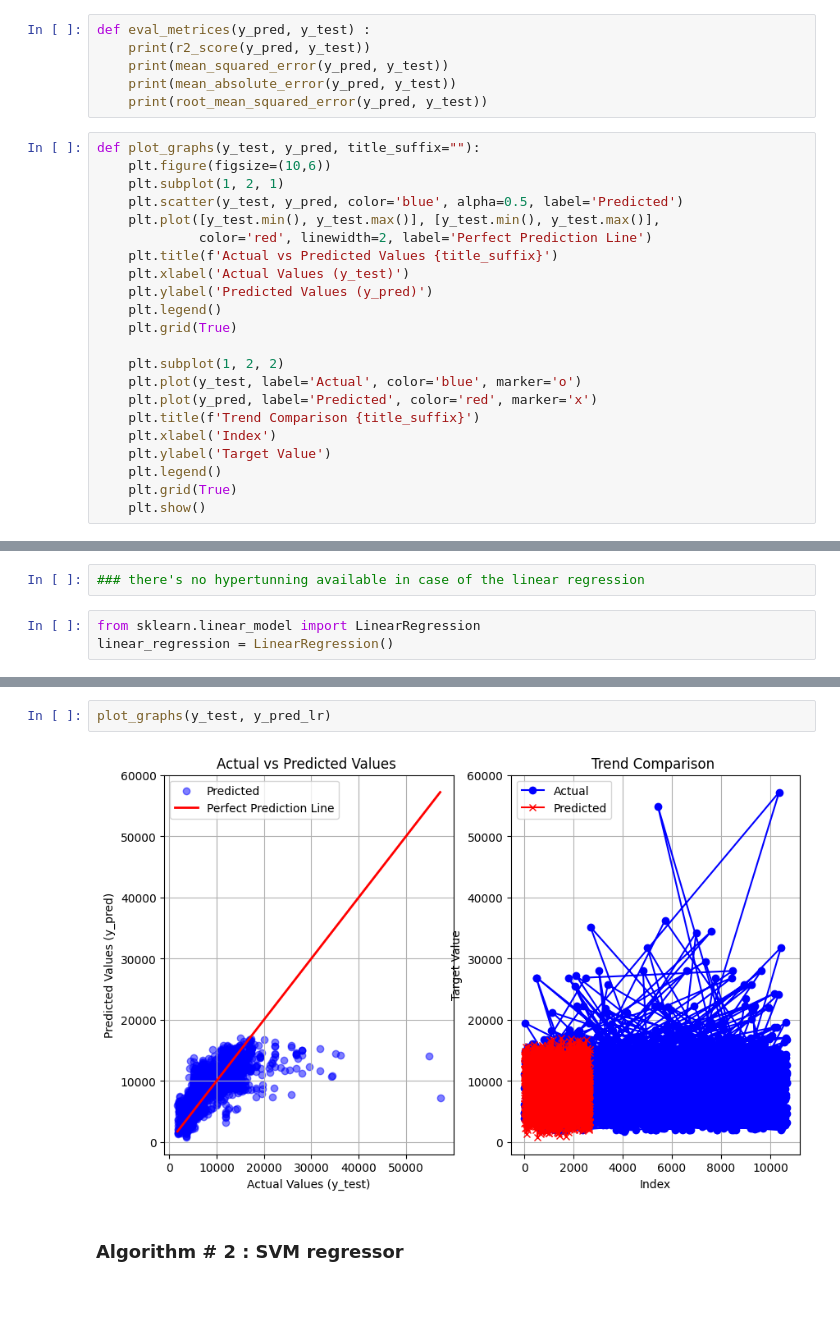
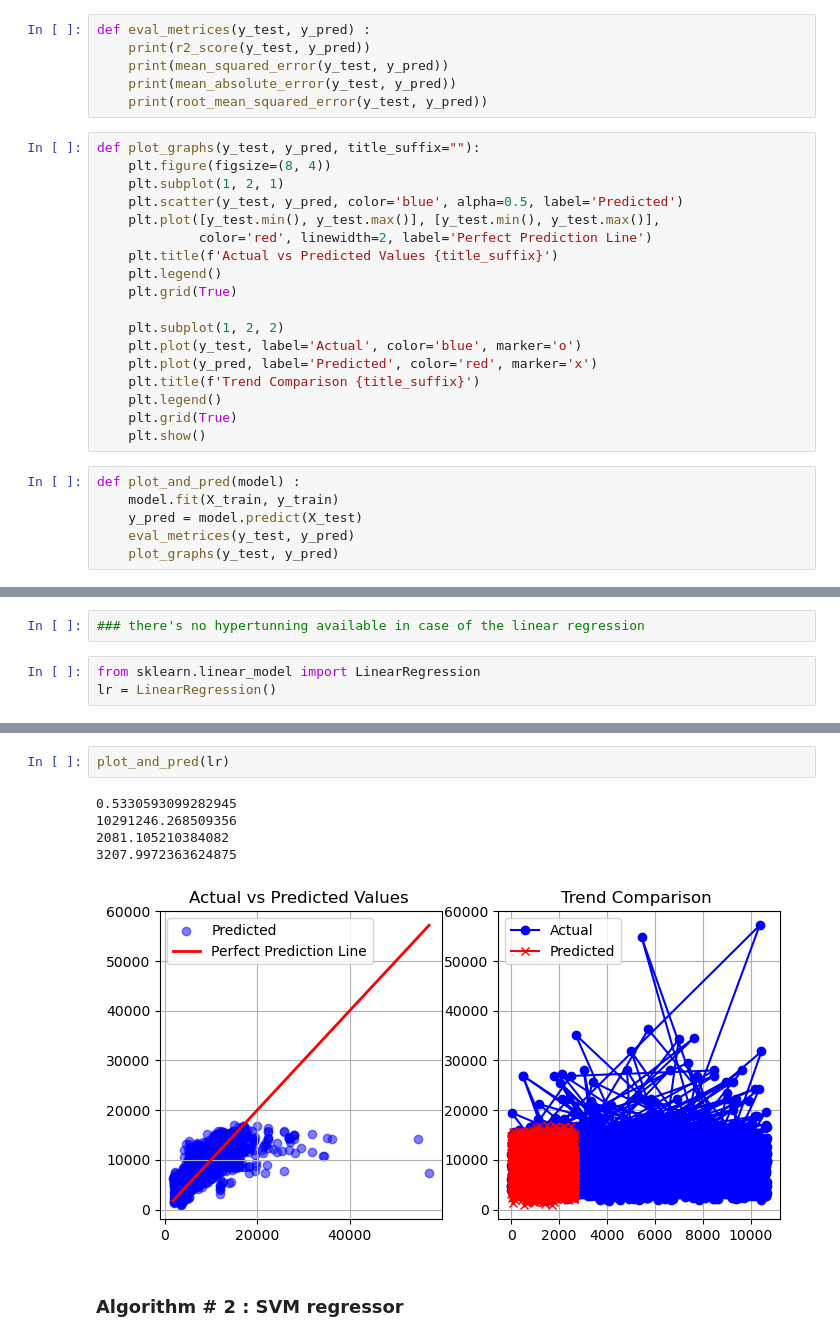
Before and after one commit to utsav87589/Flight-Price-EDA, a Jupyter notebook: notebooks/algos.ipynb, the cells around one changed output, grey strips where cells are left out. Saved outputs shown, nothing was run; the diff lists cells and outputs as text; blank space fills up the shorter version.

```diff
--- a/notebooks/algos.ipynb
+++ b/notebooks/algos.ipynb
@@ -108,21 +89,19 @@ X_eval
 # %%
 from sklearn.metrics import r2_score, mean_absolute_error, mean_squared_error, root_mean_squared_error
 # %%
-def eval_metrices(y_pred, y_test) :
-    print(r2_score(y_pred, y_test))
-    print(mean_squared_error(y_pred, y_test))
-    print(mean_absolute_error(y_pred, y_test))
-    print(root_mean_squared_error(y_pred, y_test))
+def eval_metrices(y_test, y_pred) :
+    print(r2_score(y_test, y_pred))
+    print(mean_squared_error(y_test, y_pred))
+    print(mean_absolute_error(y_test, y_pred))
+    print(root_mean_squared_error(y_test, y_pred))
 # %%
 def plot_graphs(y_test, y_pred, title_suffix=""):
-    plt.figure(figsize=(10,6))
+    plt.figure(figsize=(8, 4))
     plt.subplot(1, 2, 1)
     plt.scatter(y_test, y_pred, color='blue', alpha=0.5, label='Predicted')
     plt.plot([y_test.min(), y_test.max()], [y_test.min(), y_test.max()],
              color='red', linewidth=2, label='Perfect Prediction Line')
     plt.title(f'Actual vs Predicted Values {title_suffix}')
-    plt.xlabel('Actual Values (y_test)')
-    plt.ylabel('Predicted Values (y_pred)')
     plt.legend()
     plt.grid(True)
 
@@ -130,11 +109,15 @@ def plot_graphs(y_test, y_pred, title_suffix=""):
     plt.plot(y_test, label='Actual', color='blue', marker='o')
     plt.plot(y_pred, label='Predicted', color='red', marker='x')
     plt.title(f'Trend Comparison {title_suffix}')
-    plt.xlabel('Index')
-    plt.ylabel('Target Value')
     plt.legend()
     plt.grid(True)
     plt.show()
+# %%
+def plot_and_pred(model) :
+    model.fit(X_train, y_train)
+    y_pred = model.predict(X_test)
+    eval_metrices(y_test, y_pred)
+    plot_graphs(y_test, y_pred)
 # %% [markdown]
 ## Testing on old data
 # %% [markdown]
@@ -145,4 +128,4 @@ def plot_graphs(y_test, y_pred, title_suffix=""):
 ### there's no hypertunning available in case of the linear regression
 # %%
 from sklearn.linear_model import LinearRegression
-linear_regression = LinearRegression()
+lr = LinearRegression()
@@ -171,7 +132,11 @@ eval_metrices(y_pred_lr, y_test)
-# %%
-plot_graphs(y_test, y_pred_lr)
-# %% [output]
-[figure, removed]
+# %%
+plot_and_pred(lr)
+# %% [output]
+0.5330593099282945
+10291246.268509356
+2081.105210384082
+3207.9972363624875
+[figure, added]
 # %% [markdown]
 ### Algorithm # 2 : SVM regressor
 # %%
```
Also changed, not shown: parts of 41 cells of this notebook, 2 other files.
